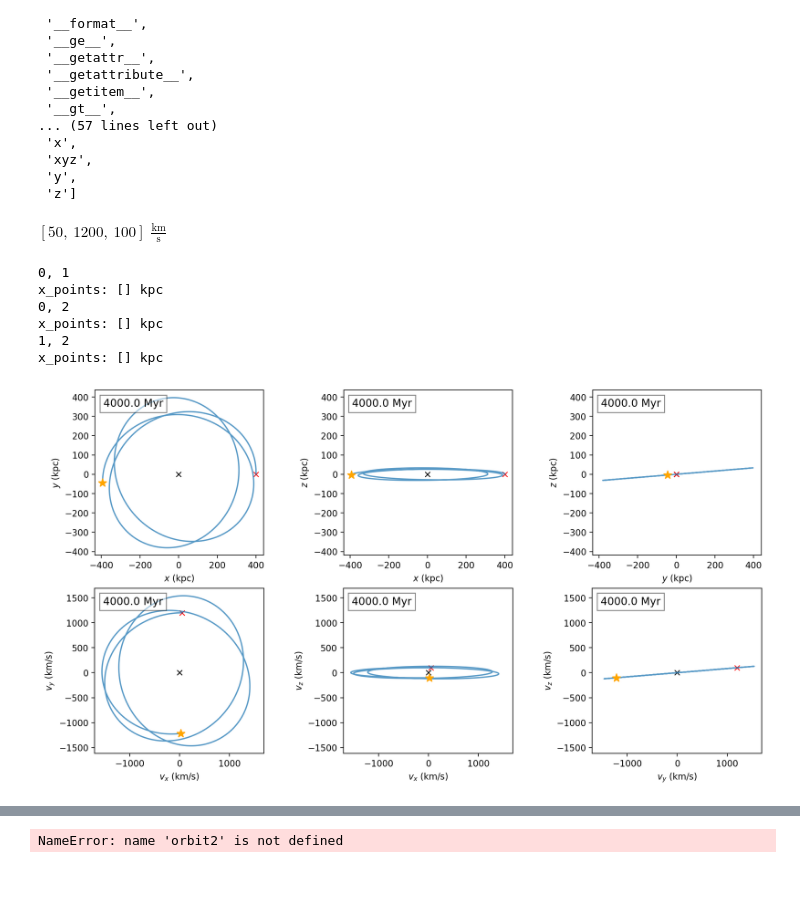
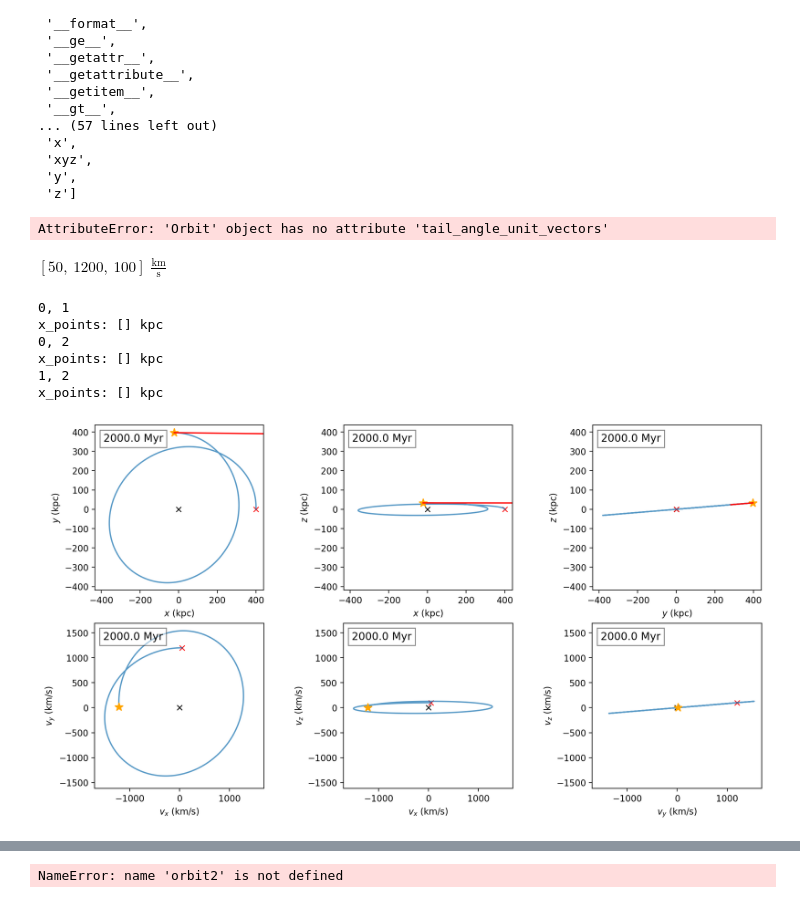
Before and after one commit to anam32123/OrbitTails, a Jupyter notebook: Gala_example.ipynb, the cells around one changed output, grey strips where cells are left out. Cells and saved outputs as stored; diff of their text form; code cells hidden in the pictures.

Commit message:
Projected orbits and normalized 2D tails

```diff
--- a/Gala_example.ipynb
+++ b/Gala_example.ipynb
@@ -342,6 +357,10 @@ dir(initial_conditions)
  'xyz',
  'y',
  'z']
+# %%
+orbit2.tail_angle_unit_vectors
+# %% [output]
+AttributeError: 'Orbit' object has no attribute 'tail_angle_unit_vectors'
 # %%
 initial_conditions.v_xyz
 # %% [output]
@@ -349,12 +368,12 @@ $[50,~1200,~100] \; \mathrm{\frac{km}{s}}$
 # %%
 orbit2.calc_3d_tail_angles()
 # %%
-orbit2.plot_orbits_not_animated(-1, with_tails=True)
+orbit2.plot_orbits_not_animated(1000, with_tails=True)
 # %% [output]
 0, 1
 x_points: [] kpc
 0, 2
 x_points: [] kpc
 1, 2
 x_points: [] kpc
-[figure, old version]
+[figure, new version]
```
Also changed, not shown: parts of 4 cells of this notebook.
